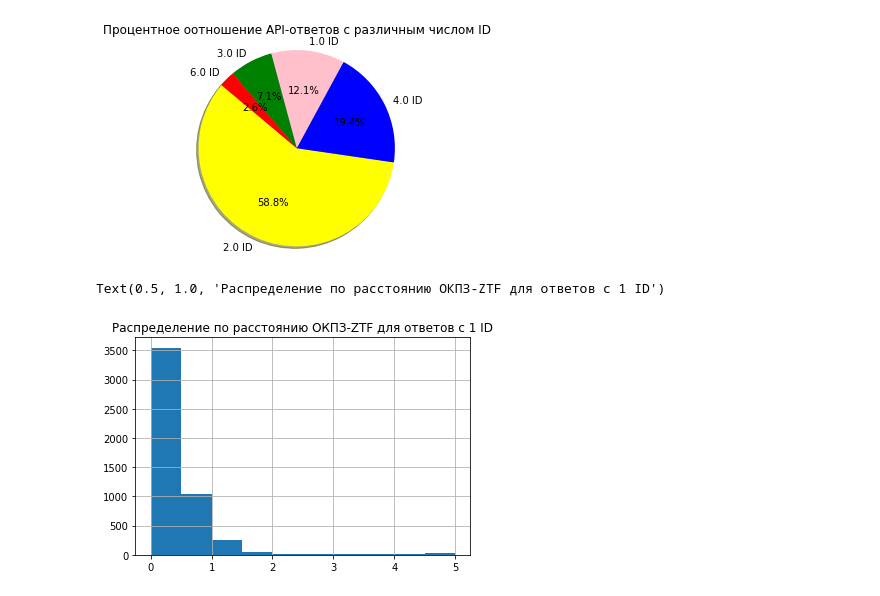
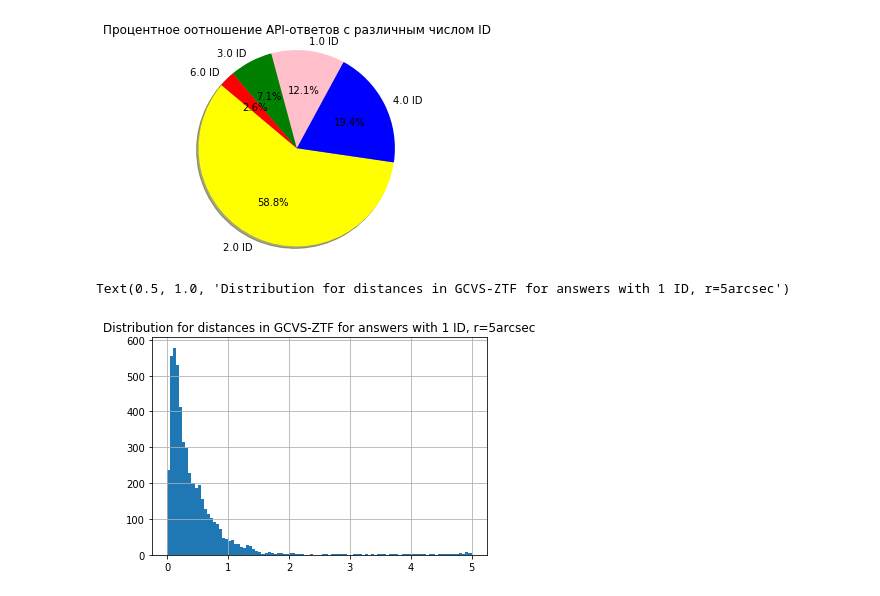
Before and after one commit to Rtut654/AstroProblems, a Jupyter notebook: Naydenkin_projectML.ipynb, the cells around one changed output. Drawn from its saved outputs; the diff is of its cells as text; code cells hidden in the pictures.

```diff
--- a/Naydenkin_projectML.ipynb
+++ b/Naydenkin_projectML.ipynb
@@ -84,4 +172,4 @@ data.shape
 # %% [output]
 (54603, 4)
 # %%
-data1=data.iloc[0:3000]# Для быстрой загрузки с сервера
+data1=data# Для быстрой загрузки с сервера
@@ -215,0 +325,20 @@ my_data.head()
+# %%
+i=0
+for item in data1.iterrows():
+    if i==10:
+        break
+    try:
+        resp = requests.get('http://db.ztf.snad.space/api/v1/circle/full/json?ra={ra}&dec={dec}&radius_arcsec={r}'.format(ra=item[1].ra,
+                                                                                                                          dec=item[1].dec,
+                                                                                                                  r=5))
+        res = resp.json()
+        i=i+1
+        if i==3:
+#             print(res['601112400027688']['meta']['coord'])
+#             print(res.keys())
+            print(item[1].ra)
+            print(item[1].dec)
+        if i%1000==0:
+            print(i)
+    except:
+        print('1')
@@ -244,8 +501,8 @@ plt.show()
 # %%
 df = pd.read_csv(r'1IDobj.csv',sep='\t')
 df['dist1']=df['dist1']
-df['dist1'].hist()
-plt.title ("Распределение по расстоянию ОКПЗ-ZTF для ответов с 1 ID") #данные по всему каталогу
+df['dist1'].hist(bins=100)
+plt.title ("Distribution for distances in GCVS-ZTF for answers with 1 ID, r=5arcsec") #данные по всему каталогу
 # %% [output]
-Text(0.5, 1.0, 'Распределение по расстоянию ОКПЗ-ZTF для ответов с 1 ID')
+Text(0.5, 1.0, 'Distribution for distances in GCVS-ZTF for answers with 1 ID, r=5arcsec')
-[figure, old version]
+[figure, new version]
```
Also changed, not shown: parts of 46 cells of this notebook.
